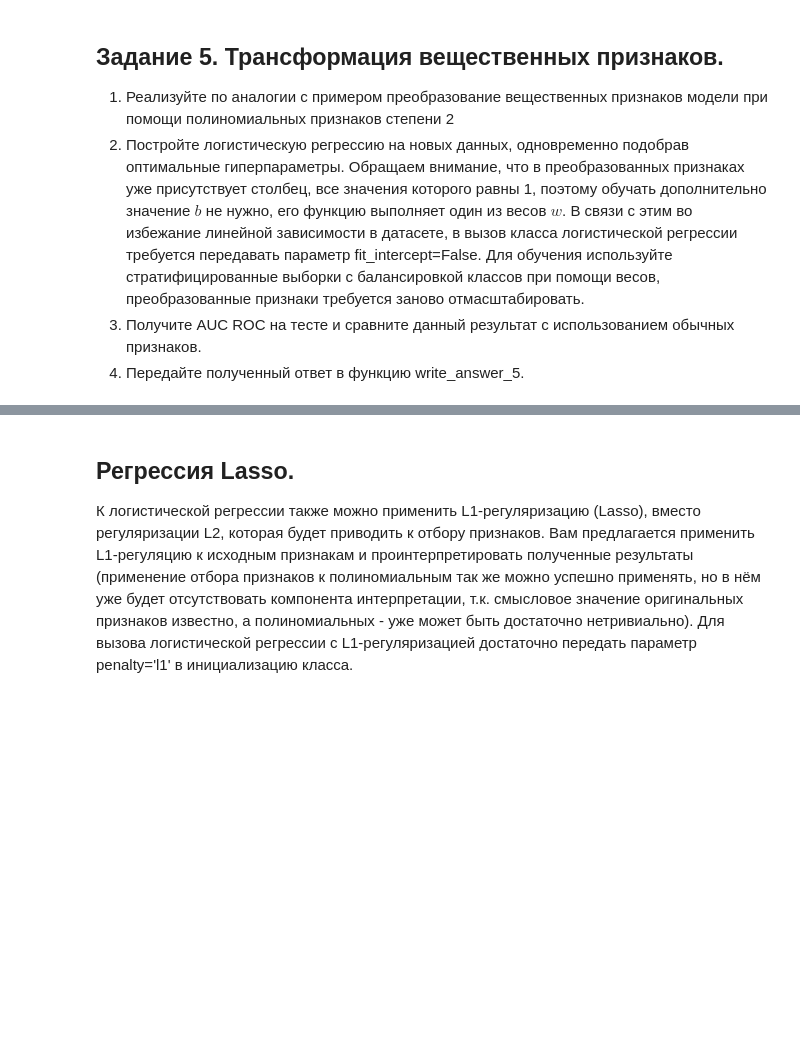
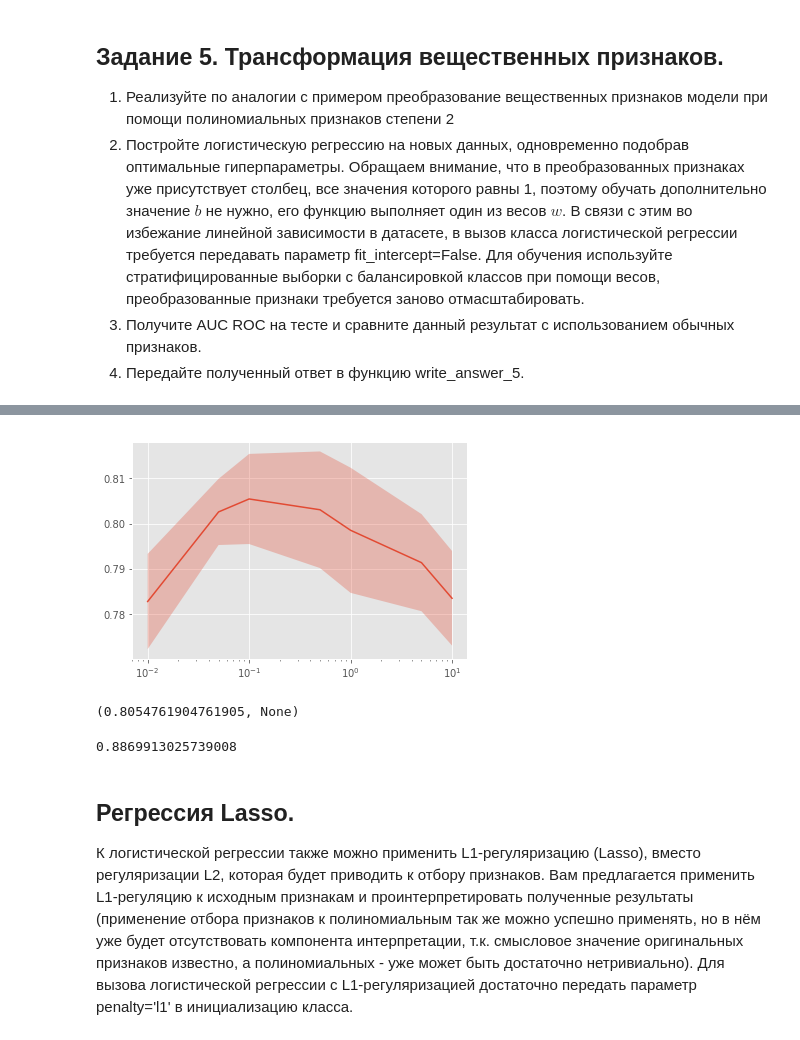
Before and after one commit to Afsent/coursera-ml, a Jupyter notebook: Labeled training/Preprocessing/Preprocessing_LR_Coursera.ipynb, the cells around one changed output, grey strips where cells are left out. Cells and saved outputs as stored; diff of their text form; code cells hidden in the pictures; blank space fills up the shorter version.

```diff
--- a/Labeled training/Preprocessing/Preprocessing_LR_Coursera.ipynb
+++ b/Labeled training/Preprocessing/Preprocessing_LR_Coursera.ipynb
@@ -726,3 +734,17 @@ print(example_data_train_poly.shape)
 2. Постройте логистическую регрессию на новых данных, одновременно подобрав оптимальные гиперпараметры. Обращаем внимание, что в преобразованных признаках уже присутствует столбец, все значения которого равны 1, поэтому обучать дополнительно значение $b$ не нужно, его функцию выполняет один из весов $w$. В связи с этим во избежание линейной зависимости в датасете, в вызов класса логистической регрессии требуется передавать параметр fit_intercept=False. Для обучения используйте стратифицированные выборки с балансировкой классов при помощи весов, преобразованные признаки требуется заново отмасштабировать.
 3. Получите AUC ROC на тесте и сравните данный результат с использованием обычных признаков.
 4. Передайте полученный ответ в функцию write_answer_5.
+# %%
+pf = PolynomialFeatures(2)
+X_train_pf = pf.fit_transform(X_train_real_zeros_strat)
+X_test_pf = pf.transform(X_test_real_zeros_strat)
+# %%
+scaler = StandardScaler()
+X_train_scale = scaler.fit_transform(X_train_pf)
+X_test_scale = scaler.transform(X_test_pf)
+X_train_pf_scale = np.hstack((X_train_scale, X_train_cat_oh_strat))
+X_test_pf_scale = np.hstack((X_test_scale, X_test_cat_oh_strat))
+# %%
+estimator7 = LogisticRegression(class_weight='balanced', fit_intercept=False)
+optimizer7 = GridSearchCV(estimator7, param_grid, cv=cv, n_jobs=-1)
+optimizer7.fit(X_train_pf_scale, y_train_strat)
@@ -729,3 +761,13 @@ print(example_data_train_poly.shape)
+# %%
+optimizer7.best_score_, plot_scores(optimizer7)
+# %% [output]
+[figure, added]
+(0.8054761904761905, None)
+# %%
+auc7 = roc_auc_score(y_test_strat, optimizer7.best_estimator_.predict_proba(X_test_pf_scale)[:,1])
+auc7
+# %% [output]
+0.8869913025739008
 # %%
 def write_answer_5(auc):
     with open("preprocessing_lr_answer5.txt", "w") as fout:
```
Also changed, not shown: parts of 7 cells of this notebook.
